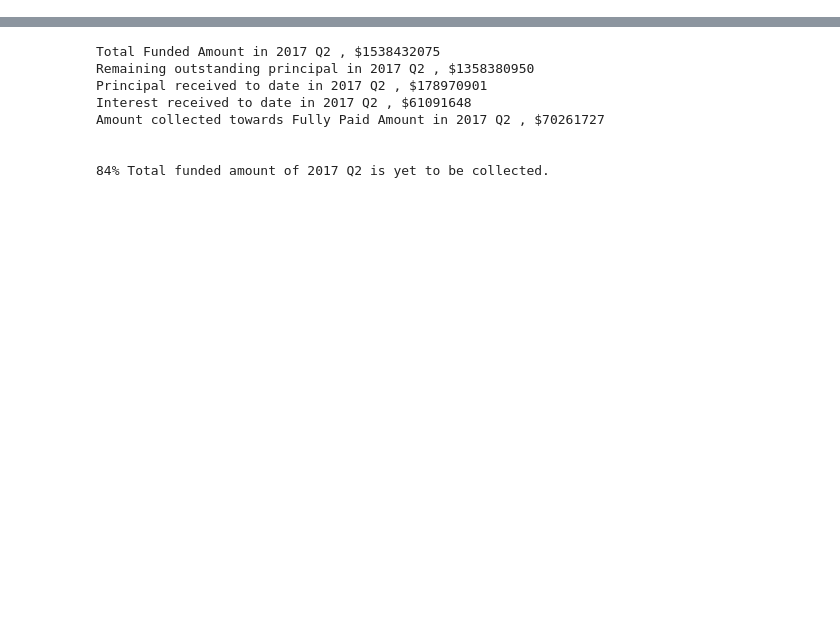
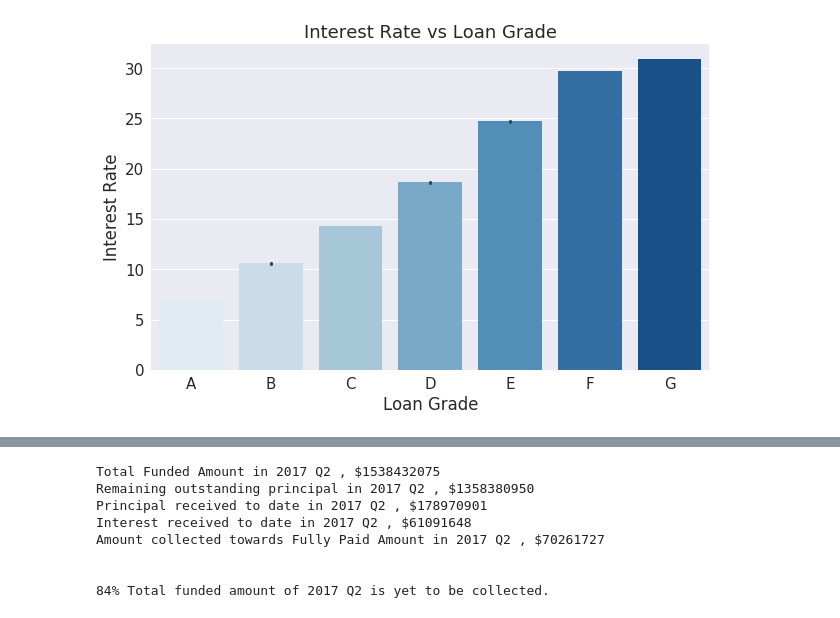
Before and after one commit to sujittripathy/DataScienceBootCampPrep, a Jupyter notebook: Capstone/Capstone_LendingClub.ipynb, the cells around one changed output, grey strips where cells are left out. Cells and saved outputs as stored; diff of their text form; code cells hidden in the pictures; blank space fills up the shorter version.

```diff
--- a/Capstone/Capstone_LendingClub.ipynb
+++ b/Capstone/Capstone_LendingClub.ipynb
@@ -359,0 +94,17 @@ Next, Let's verify the final data point which is 'Employment Lengh' between appr
+# %%
+columns = ['loan_amnt','int_rate','title','grade']
+df_loan_interest_rate = df_loanstats_2017_q2[columns]
+df_loan_interest_rate['int_rate'] = df_loan_interest_rate['int_rate'].apply(lambda irate:str(irate).split('%')[0]).astype('float64')
+#df_loan_interest_rate.head()
+sns.set()
+plt.figure(figsize=(10,6))
+sns.set_style('whitegrid')
+sns.set(font_scale=1.5)
+grade_types = df_loan_interest_rate['grade'].value_counts().sort_index().index
+ax = sns.barplot(data=df_loan_interest_rate,x='grade',y='int_rate',palette='Blues',order=grade_types)
+ax.set_xlabel('Loan Grade')
+ax.set_ylabel('Interest Rate')
+ax.set_title('Interest Rate vs Loan Grade')
+plt.show()
+# %% [output]
+[figure, added]
```
Also changed, not shown: parts of 87 cells of this notebook.
